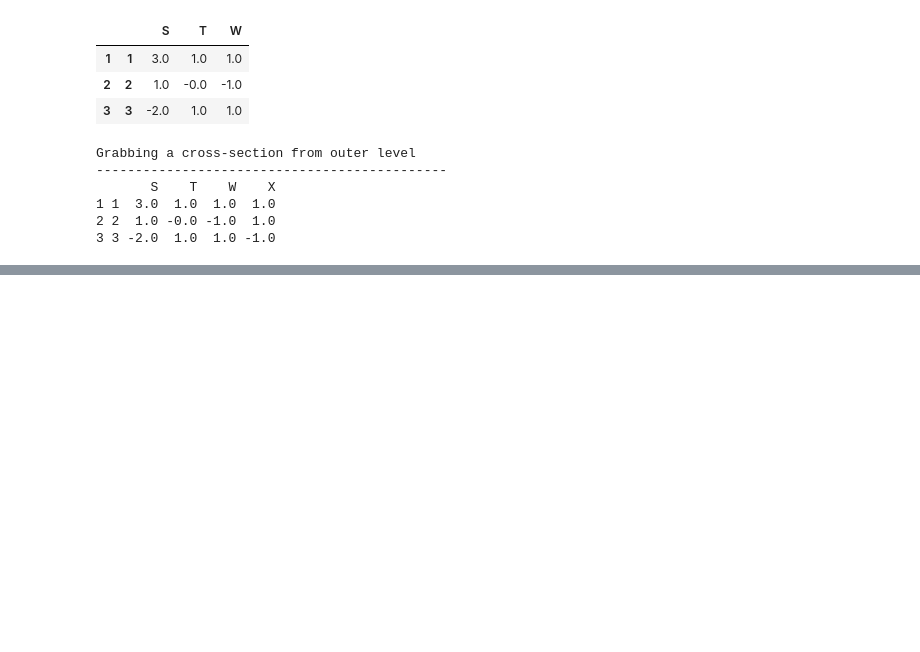
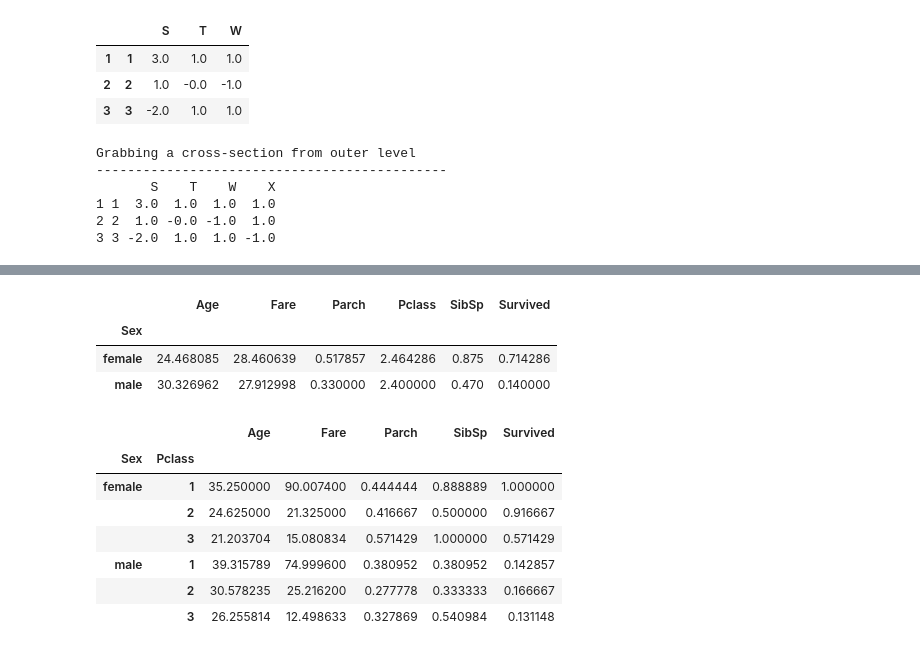
Before and after one commit to thangarajdeivasikamani/iNeuron_ML, a Jupyter notebook: Week5/Pandas data manipulation .ipynb, the cells around one changed output, grey strips where cells are left out. Cells and saved outputs as stored; diff of their text form; code cells hidden in the pictures; blank space fills up the shorter version.

```diff
--- a/Week5/Pandas data manipulation .ipynb
+++ b/Week5/Pandas data manipulation .ipynb
@@ -1508,0 +1555,24 @@ Grabbing a cross-section from outer level
+# %%
+# pivot_table requires a data and an index parameter
+# I will be using the ‘Sex’ column as the index for now:
+#a single index
+table = pd.pivot_table(data=df,index=['Sex'])
+table
+# %% [output]
+|  | Age | Fare | Parch | Pclass | SibSp | Survived |
+| Sex |  |  |  |  |  |  |
+| female | 24.468085 | 28.460639 | 0.517857 | 2.464286 | 0.875 | 0.714286 |
+| male | 30.326962 | 27.912998 | 0.330000 | 2.400000 | 0.470 | 0.140000 |
+# %%
+#multiple indexes
+table = pd.pivot_table(df,index=['Sex','Pclass'])
+table
+# %% [output]
+|  |  | Age | Fare | Parch | SibSp | Survived |
+| Sex | Pclass |  |  |  |  |  |
+| female | 1 | 35.250000 | 90.007400 | 0.444444 | 0.888889 | 1.000000 |
+|  | 2 | 24.625000 | 21.325000 | 0.416667 | 0.500000 | 0.916667 |
+|  | 3 | 21.203704 | 15.080834 | 0.571429 | 1.000000 | 0.571429 |
+| male | 1 | 39.315789 | 74.999600 | 0.380952 | 0.380952 | 0.142857 |
+|  | 2 | 30.578235 | 25.216200 | 0.277778 | 0.333333 | 0.166667 |
+|  | 3 | 26.255814 | 12.498633 | 0.327869 | 0.540984 | 0.131148 |
```
Also changed, not shown: parts of 19 cells of this notebook, 4 other files.
